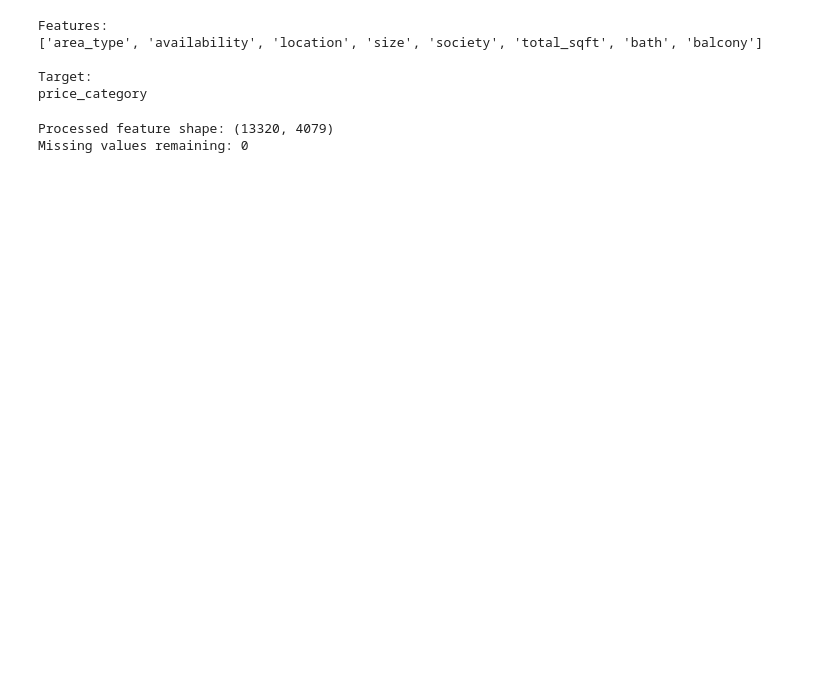
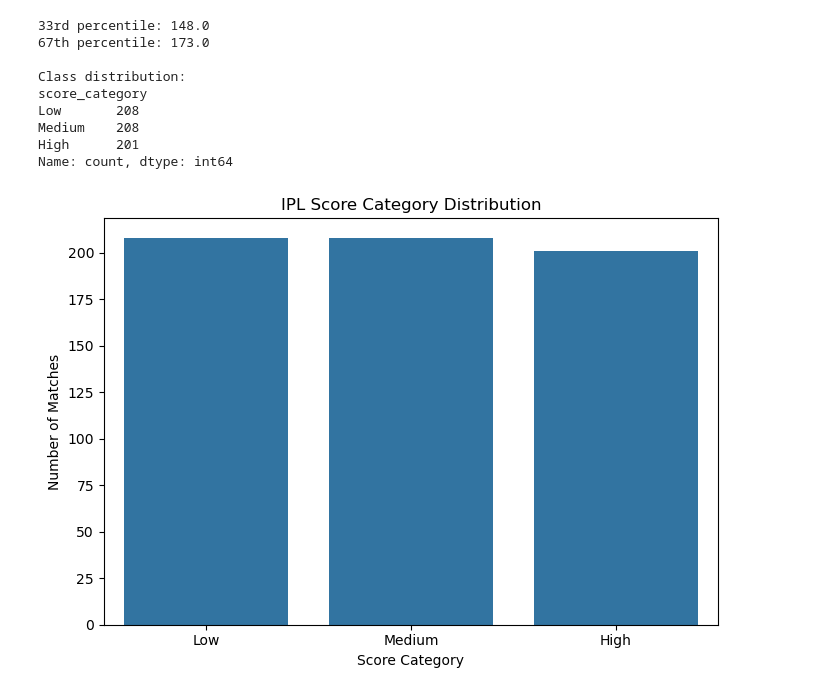
Before and after one commit to Vaishnavi090807/ML-Capstone-Project, a Jupyter notebook: notebooks/classification.ipynb, the cells around one changed output. Cells and saved outputs as stored; diff of their text form; code cells hidden in the pictures; blank space fills up the shorter version.

```diff
--- a/notebooks/classification.ipynb
+++ b/notebooks/classification.ipynb
@@ -100,45 +112,37 @@ Name: count, dtype: int64
 # %%
-X = df.drop(columns=['price', 'price_category'])
-y = df['price_category']
+q33 = match_df['total'].quantile(1/3)
+q67 = match_df['total'].quantile(2/3)
 
-print("Features:")
-print(X.columns.tolist())
+print("33rd percentile:", q33)
+print("67th percentile:", q67)
 
-print("\nTarget:")
-print(y.name)
+match_df['score_category'] = pd.cut(
+    match_df['total'],
+    bins=[-np.inf, q33, q67, np.inf],
+    labels=['Low', 'Medium', 'High']
+)
+
+print("\nClass distribution:")
+print(match_df['score_category'].value_counts())
 # %% [output]
-Features:
-['area_type', 'availability', 'location', 'size', 'society', 'total_sqft', 'bath', 'balcony']
+33rd percentile: 148.0
+67th percentile: 173.0
 
-Target:
-price_category
+Class distribution:
+score_category
+Low       208
+Medium    208
+High      201
+Name: count, dtype: int64
 # %%
-X = X.copy()
+plt.figure(figsize=(7, 5))
+sns.countplot(data=match_df, x='score_category')
 
-# Convert numeric-looking columns
-X['total_sqft'] = pd.to_numeric(X['total_sqft'], errors='coerce')
-X['size'] = X['size'].str.extract(r'(\d+)').astype(float)
-
-# Fill missing numeric values
-X['size'] = X['size'].fillna(X['size'].median())
-X['bath'] = X['bath'].fillna(X['bath'].median())
-X['balcony'] = X['balcony'].fillna(X['balcony'].median())
-X['total_sqft'] = X['total_sqft'].fillna(X['total_sqft'].median())
-
-# Fill missing categorical values
-X['location'] = X['location'].fillna(X['location'].mode()[0])
-X['society'] = X['society'].fillna('Unknown')
-
-# One-hot encode categorical columns
-X = pd.get_dummies(
-    X,
-    columns=['area_type', 'availability', 'location', 'society'],
-    drop_first=True
-)
-
-print("Processed feature shape:", X.shape)
-print("Missing values remaining:", X.isnull().sum().sum())
+plt.title('IPL Score Category Distribution')
+plt.xlabel('Score Category')
+plt.ylabel('Number of Matches')
+plt.tight_layout()
+plt.show()
 # %% [output]
-Processed feature shape: (13320, 4079)
-Missing values remaining: 0
+[figure, added]
 # %%
```
Also changed, not shown: parts of 23 cells of this notebook, 2 other files.
